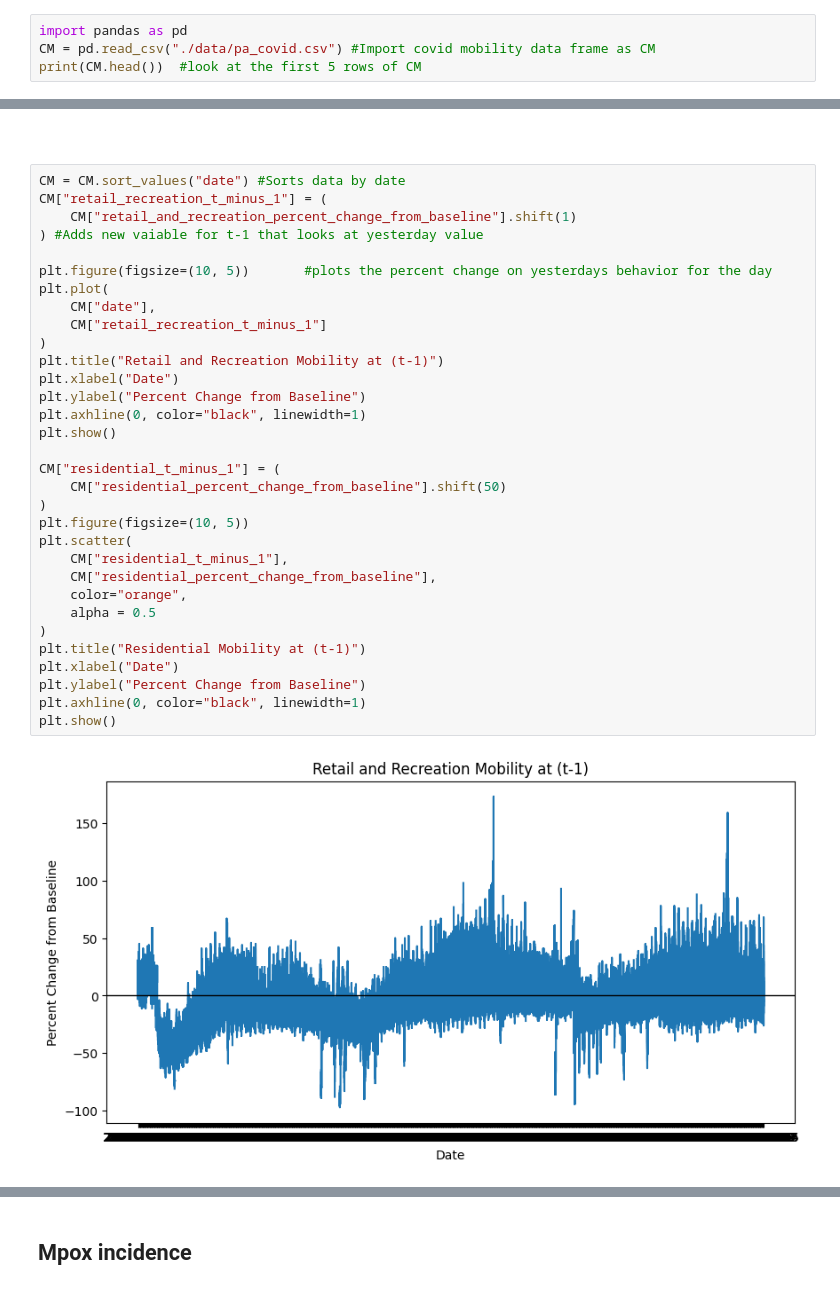
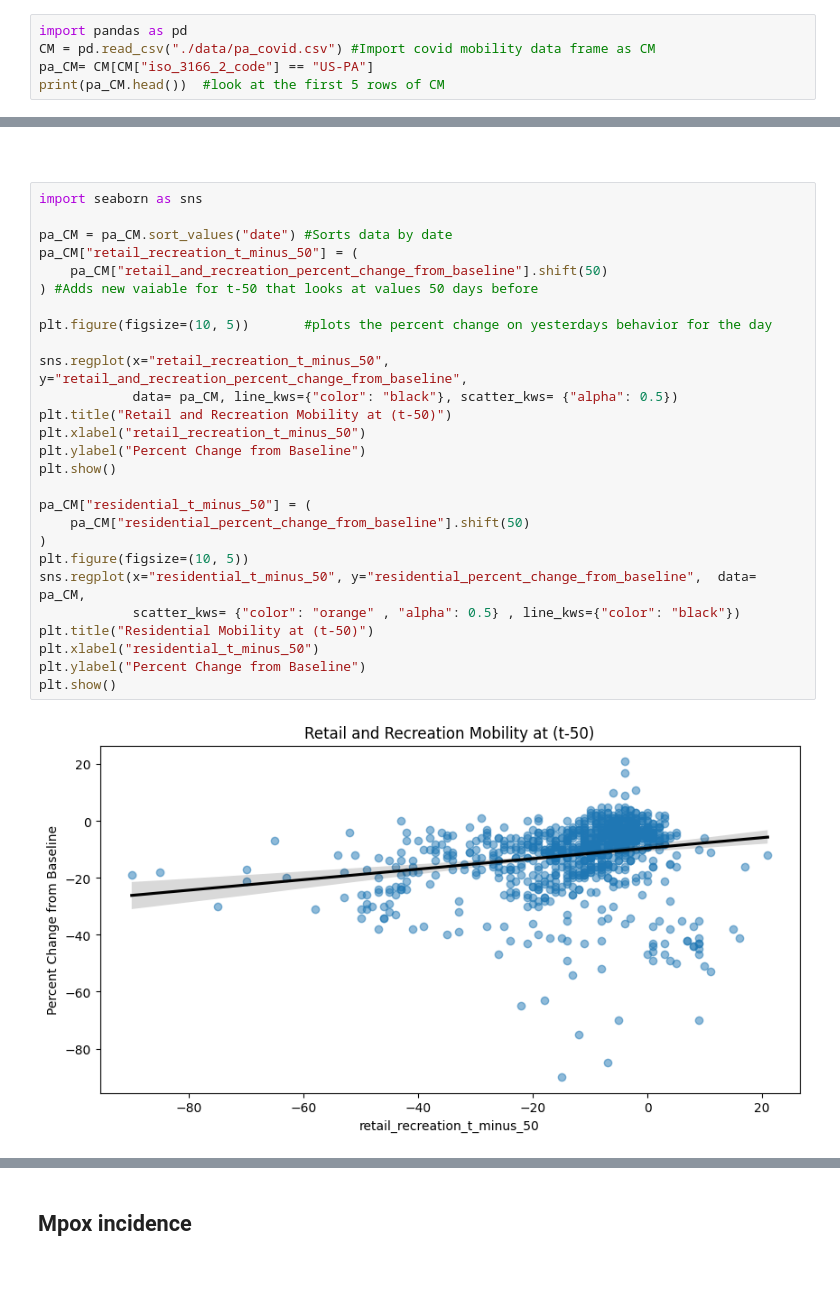
Before and after one commit to computationalUncertaintyLab/TSID, a Jupyter notebook: ch1.ipynb, the cells around one changed output, grey strips where cells are left out. Cells and saved outputs as stored; diff of their text form.

Commit message:
updated scatter plots for t-50

```diff
--- a/ch1.ipynb
+++ b/ch1.ipynb
@@ -205,7 +205,8 @@ sample of users. This can cause limitations because it was only collecting data
 # %%
 import pandas as pd
 CM = pd.read_csv("./data/pa_covid.csv") #Import covid mobility data frame as CM
-print(CM.head())  #look at the first 5 rows of CM
+pa_CM= CM[CM["iso_3166_2_code"] == "US-PA"]
+print(pa_CM.head())  #look at the first 5 rows of CM
 # %% [output]
   country_region_code country_region  sub_region_1 sub_region_2  metro_area  \
 0                  US  United States  Pennsylvania          NaN         NaN
@@ -269,36 +269,31 @@ Bellow is an example of plotting the mobility at t-1. This is using yesterdays d
 # %% [markdown]
 ##
 # %%
-CM = CM.sort_values("date") #Sorts data by date
-CM["retail_recreation_t_minus_1"] = (
-    CM["retail_and_recreation_percent_change_from_baseline"].shift(1)
-) #Adds new vaiable for t-1 that looks at yesterday value
+import seaborn as sns
+
+pa_CM = pa_CM.sort_values("date") #Sorts data by date
+pa_CM["retail_recreation_t_minus_50"] = (
+    pa_CM["retail_and_recreation_percent_change_from_baseline"].shift(50)
+) #Adds new vaiable for t-50 that looks at values 50 days before
 
 plt.figure(figsize=(10, 5))       #plots the percent change on yesterdays behavior for the day
-plt.plot(
-    CM["date"],
-    CM["retail_recreation_t_minus_1"]
-)
-plt.title("Retail and Recreation Mobility at (t-1)")
-plt.xlabel("Date")
+
+sns.regplot(x="retail_recreation_t_minus_50", y="retail_and_recreation_percent_change_from_baseline",
+            data= pa_CM, line_kws={"color": "black"}, scatter_kws= {"alpha": 0.5})
+plt.title("Retail and Recreation Mobility at (t-50)")
+plt.xlabel("retail_recreation_t_minus_50")
 plt.ylabel("Percent Change from Baseline")
-plt.axhline(0, color="black", linewidth=1)
 plt.show()
 
-CM["residential_t_minus_1"] = (
-    CM["residential_percent_change_from_baseline"].shift(50)
+pa_CM["residential_t_minus_50"] = (
+    pa_CM["residential_percent_change_from_baseline"].shift(50)
 )
 plt.figure(figsize=(10, 5))
-plt.scatter(
-    CM["residential_t_minus_1"],
-    CM["residential_percent_change_from_baseline"],
-    color="orange",
-    alpha = 0.5
-)
-plt.title("Residential Mobility at (t-1)")
-plt.xlabel("Date")
+sns.regplot(x="residential_t_minus_50", y="residential_percent_change_from_baseline",  data= pa_CM,
+            scatter_kws= {"color": "orange" , "alpha": 0.5} , line_kws={"color": "black"})
+plt.title("Residential Mobility at (t-50)")
+plt.xlabel("residential_t_minus_50")
 plt.ylabel("Percent Change from Baseline")
-plt.axhline(0, color="black", linewidth=1)
 plt.show()
 # %% [output]
-[figure, old version]
+[figure, new version]
```
Also changed, not shown: parts of 2 cells of this notebook.
